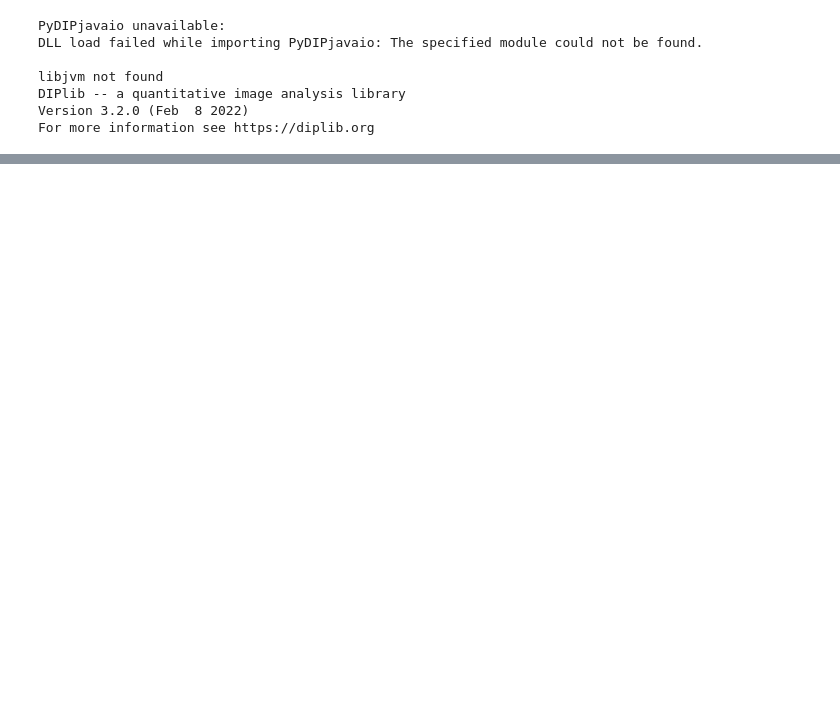
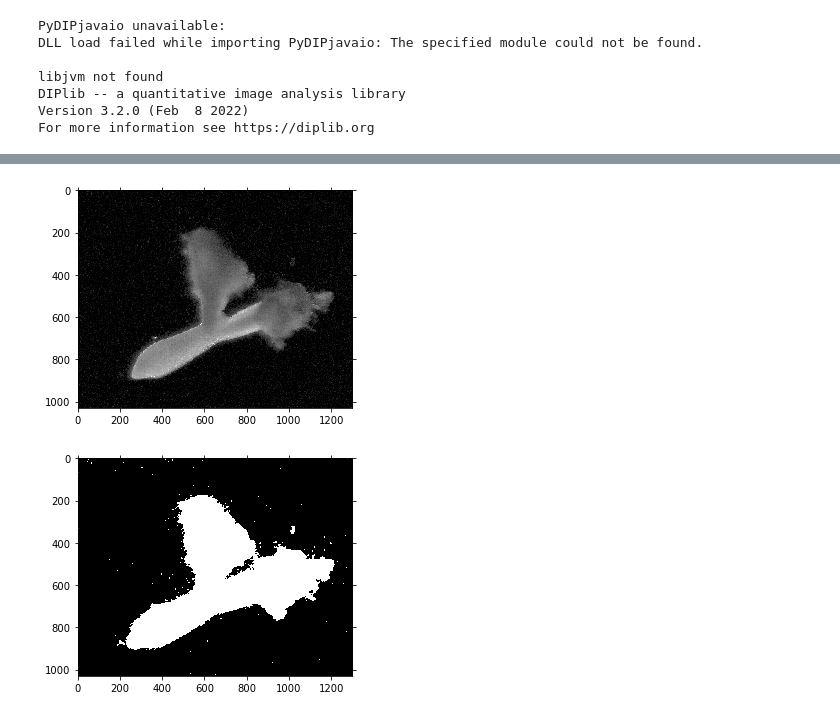
Before and after one commit to eleonoraieronimaki/shape_texture_classification, a Jupyter notebook: ele.ipynb, the cells around one changed output, grey strips where cells are left out. Drawn from its saved outputs; the diff is of its cells as text; code cells hidden in the pictures; blank space fills up the shorter version.

```diff
--- a/ele.ipynb
+++ b/ele.ipynb
@@ -68,0 +71,16 @@ dip_images, img_names = load_dip_images('data')
+# %%
+img = dip_images[0]
+arr = np.array(img)
+aa = arr[:,:,2]
+blue = dip.Image(aa)
+blue.Show()
+blue = dip.Gauss(blue, sigmas=[2])
+thresh= dip.TriangleThreshold(blue)
+
+open = dip.Opening(thresh)
+
+
+thresh.Show()
+# %% [output]
+[figure, added]
+[figure, added]
```
Also changed, not shown: parts of 28 cells of this notebook, 1 other file.
